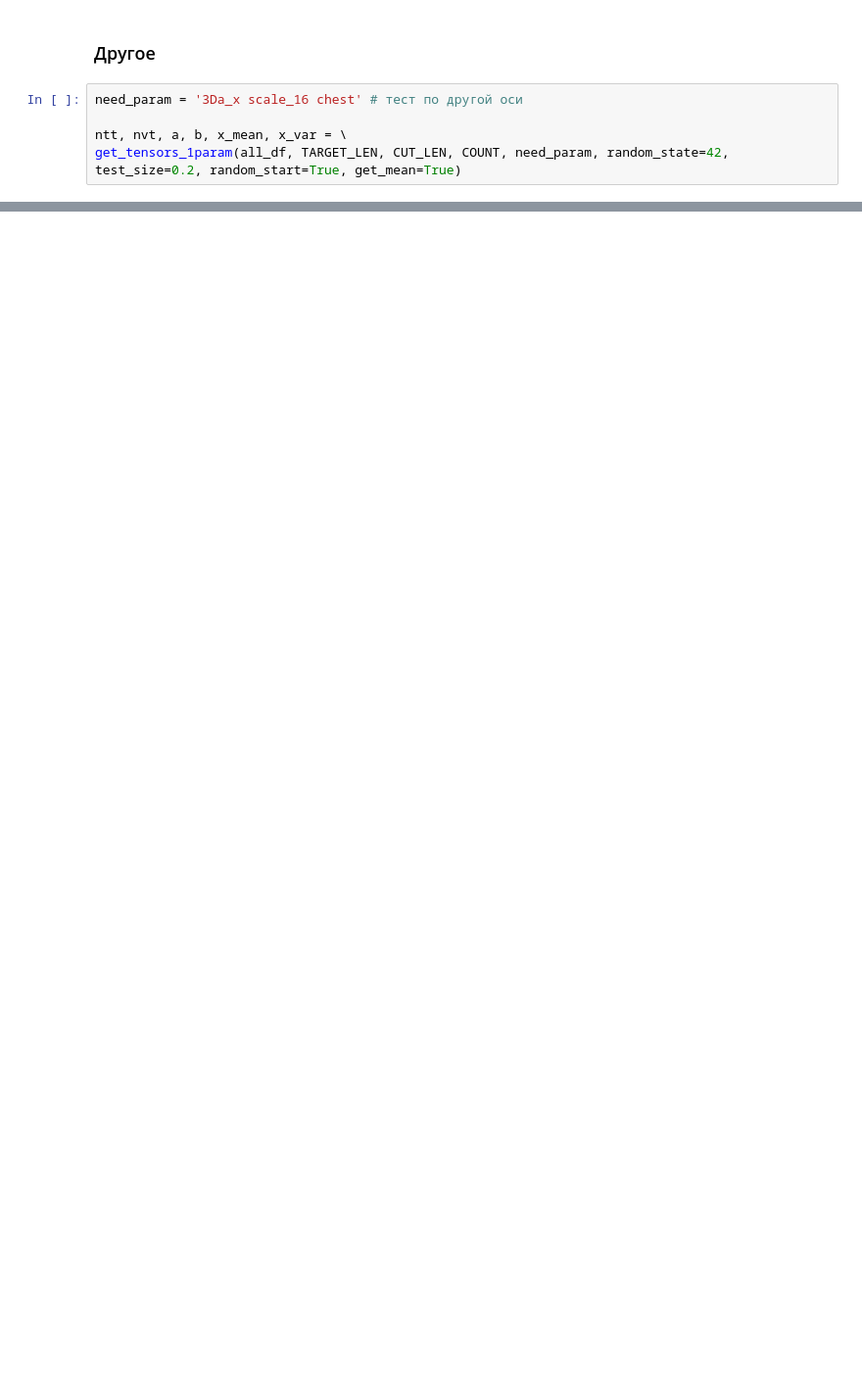
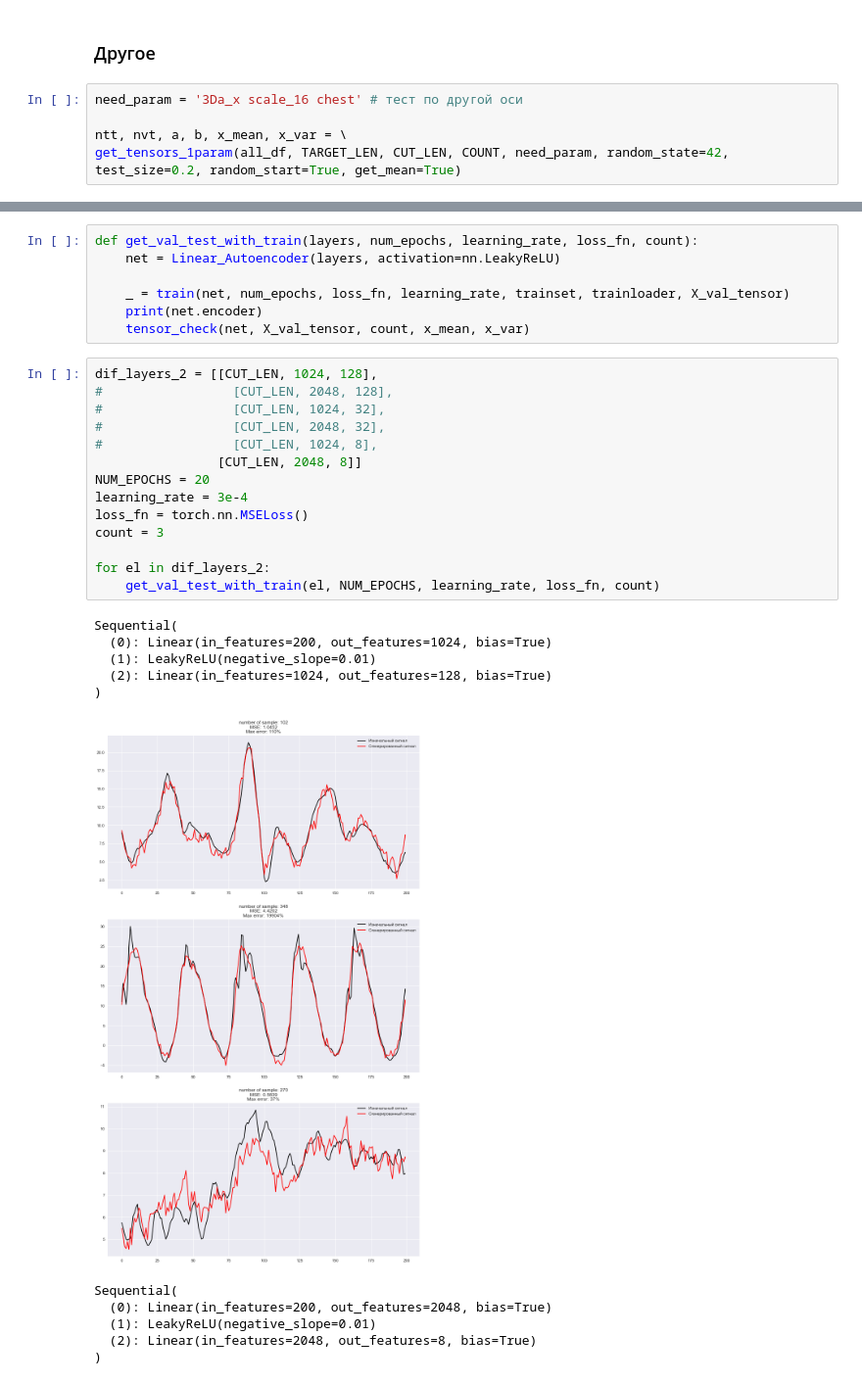
Before and after one commit to FL2107/signals_learning, a Jupyter notebook: Linear encoder.ipynb, the cells around one changed output, grey strips where cells are left out. Shown at 98% size. Cells and saved outputs as stored; diff of their text form; blank space fills up the shorter version.

```diff
--- a/Linear encoder.ipynb
+++ b/Linear encoder.ipynb
@@ -377,0 +355,33 @@ tensor_check(net_1param, ntt, N, x_mean, x_var, without_unnorm=False)
+# %%
+def get_val_test_with_train(layers, num_epochs, learning_rate, loss_fn, count):
+    net = Linear_Autoencoder(layers, activation=nn.LeakyReLU)
+
+    _ = train(net, num_epochs, loss_fn, learning_rate, trainset, trainloader, X_val_tensor)
+    print(net.encoder)
+    tensor_check(net, X_val_tensor, count, x_mean, x_var)
+# %%
+dif_layers_2 = [[CUT_LEN, 1024, 128],
+#                 [CUT_LEN, 2048, 128],
+#                 [CUT_LEN, 1024, 32],
+#                 [CUT_LEN, 2048, 32],
+#                 [CUT_LEN, 1024, 8],
+                [CUT_LEN, 2048, 8]]
+NUM_EPOCHS = 20
+learning_rate = 3e-4
+loss_fn = torch.nn.MSELoss()
+count = 3
+
+for el in dif_layers_2:
+    get_val_test_with_train(el, NUM_EPOCHS, learning_rate, loss_fn, count)
+# %% [output]
+Sequential(
+  (0): Linear(in_features=200, out_features=1024, bias=True)
+  (1): LeakyReLU(negative_slope=0.01)
+  (2): Linear(in_features=1024, out_features=128, bias=True)
+)
+[figure, added]
+Sequential(
+  (0): Linear(in_features=200, out_features=2048, bias=True)
+  (1): LeakyReLU(negative_slope=0.01)
+  (2): Linear(in_features=2048, out_features=8, bias=True)
+)
```
Also changed, not shown: parts of 13 cells of this notebook, 1 other file.
